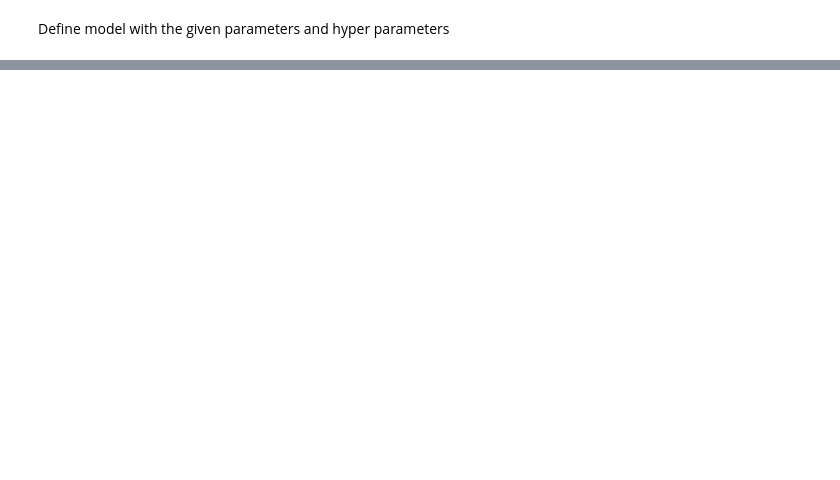
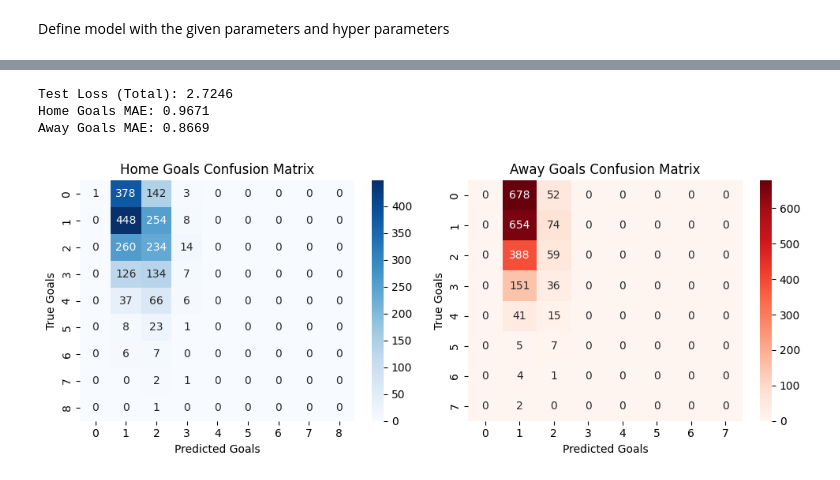
Before and after one commit to Mandchouno/PL-prediction, a Jupyter notebook: PL-Classifier/FFNN_results_pred.ipynb, the cells around one changed output, grey strips where cells are left out. Saved outputs shown, nothing was run; the diff lists cells and outputs as text; code cells hidden in the pictures; blank space fills up the shorter version.

```diff
--- a/PL-Classifier/FFNN_results_pred.ipynb
+++ b/PL-Classifier/FFNN_results_pred.ipynb
@@ -309,2 +270,65 @@ plt.show()
+# %%
+# test_loss, test_acc = model.evaluate(X_test, y_home_test, verbose=0)
+# print("Test Loss: {:.4f}".format(test_loss))
+# print("Test Accuracy: {:.2f}%".format(test_acc * 100))
+
+# Evaluate both outputs
+test_results = model.evaluate(
+    X_test,
+    {'home_goals': y_home_test, 'away_goals': y_away_test},
+    verbose=0
+)
+
+# Print results (order matches compile() metrics)
+print("Test Loss (Total): {:.4f}".format(test_results[0]))
+print("Home Goals MAE: {:.4f}".format(test_results[3]))  # Index depends on compile() order
+print("Away Goals MAE: {:.4f}".format(test_results[4]))
+# %% [output]
+Test Loss (Total): 2.7246
+Home Goals MAE: 0.9671
+Away Goals MAE: 0.8669
+# %%
+# y_home = df['HomeGoals'].values  # Regression task
+
+# y_pred = model.predict(X_test)
+# y_pred_classes = np.argmax(y_pred, axis=1)  # For classification
+
+# cm = confusion_matrix(y_home_test, y_pred_classes)
+
+# plt.figure(figsize=(8, 6))
+# sns.heatmap(cm, annot=True, fmt="d", cmap="Blues",
+#             xticklabels=sorted(np.unique(y_home)),
+#             yticklabels=sorted(np.unique(y_home)))
+# plt.title("Home Goals Confusion Matrix")
+# plt.xlabel("Predicted Goals")
+# plt.ylabel("True Goals")
+# plt.show()
+
+
+# Home Goals Confusion Matrix
+plt.figure(figsize=(10, 4))
+plt.subplot(1, 2, 1)
+cm_home = confusion_matrix(y_home_test, home_pred_rounded)
+sns.heatmap(cm_home, annot=True, fmt="d", cmap="Blues",
+            xticklabels=sorted(np.unique(y_home_test)),
+            yticklabels=sorted(np.unique(y_home_test)))
+plt.title("Home Goals Confusion Matrix")
+plt.xlabel("Predicted Goals")
+plt.ylabel("True Goals")
+
+# Away Goals Confusion Matrix
+plt.subplot(1, 2, 2)
+cm_away = confusion_matrix(y_away_test, away_pred_rounded)
+sns.heatmap(cm_away, annot=True, fmt="d", cmap="Reds",
+            xticklabels=sorted(np.unique(y_away_test)),
+            yticklabels=sorted(np.unique(y_away_test)))
+plt.title("Away Goals Confusion Matrix")
+plt.xlabel("Predicted Goals")
+plt.ylabel("True Goals")
+
+plt.tight_layout()
+plt.show()
+# %% [output]
+[figure, added]
 # %%
 # print("Classification Report:")
```
Also changed, not shown: parts of 17 cells of this notebook.
